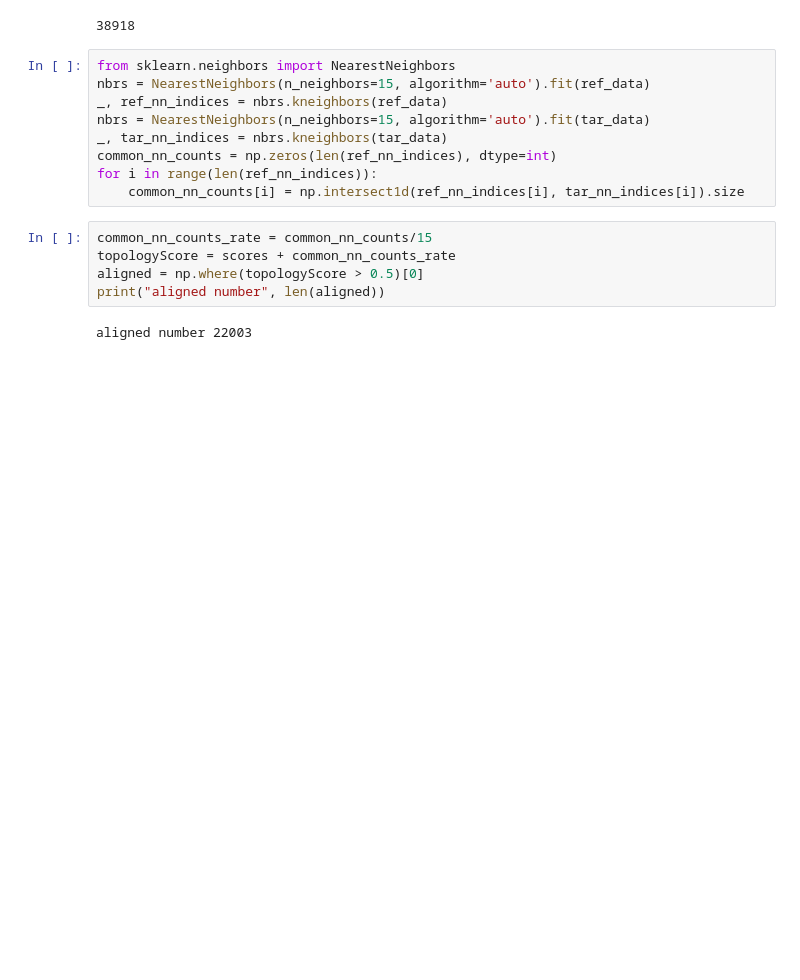
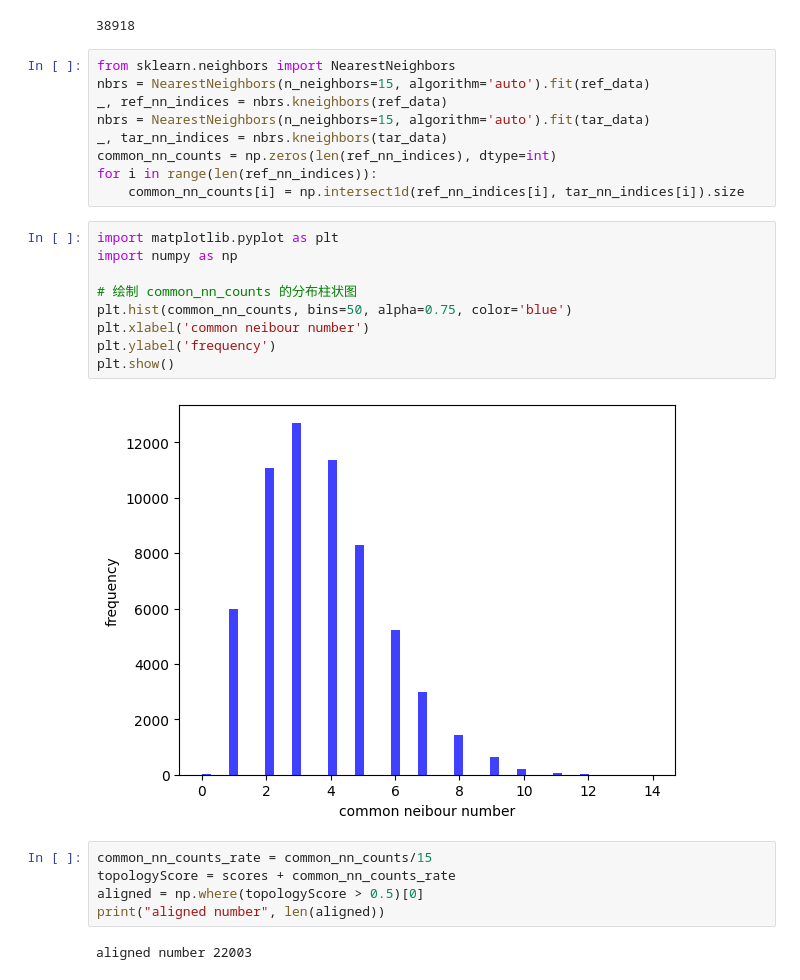
Before and after one commit to code-philia/ContraVis, a Jupyter notebook: main.ipynb, the cells around one changed output. Cells and saved outputs as stored; diff of their text form; blank space fills up the shorter version.

Commit message:
common_nn_freq

```diff
--- a/main.ipynb
+++ b/main.ipynb
@@ -126,6 +126,17 @@ _, tar_nn_indices = nbrs.kneighbors(tar_data)
 common_nn_counts = np.zeros(len(ref_nn_indices), dtype=int)
 for i in range(len(ref_nn_indices)):
     common_nn_counts[i] = np.intersect1d(ref_nn_indices[i], tar_nn_indices[i]).size
+# %%
+import matplotlib.pyplot as plt
+import numpy as np
+
+# 绘制 common_nn_counts 的分布柱状图
+plt.hist(common_nn_counts, bins=50, alpha=0.75, color='blue')
+plt.xlabel('common neibour number')
+plt.ylabel('frequency')
+plt.show()
+# %% [output]
+[figure, added]
 # %%
 common_nn_counts_rate = common_nn_counts/15
 topologyScore = scores + common_nn_counts_rate
```
Also changed, not shown: parts of 1 cell of this notebook, 1 other file.
